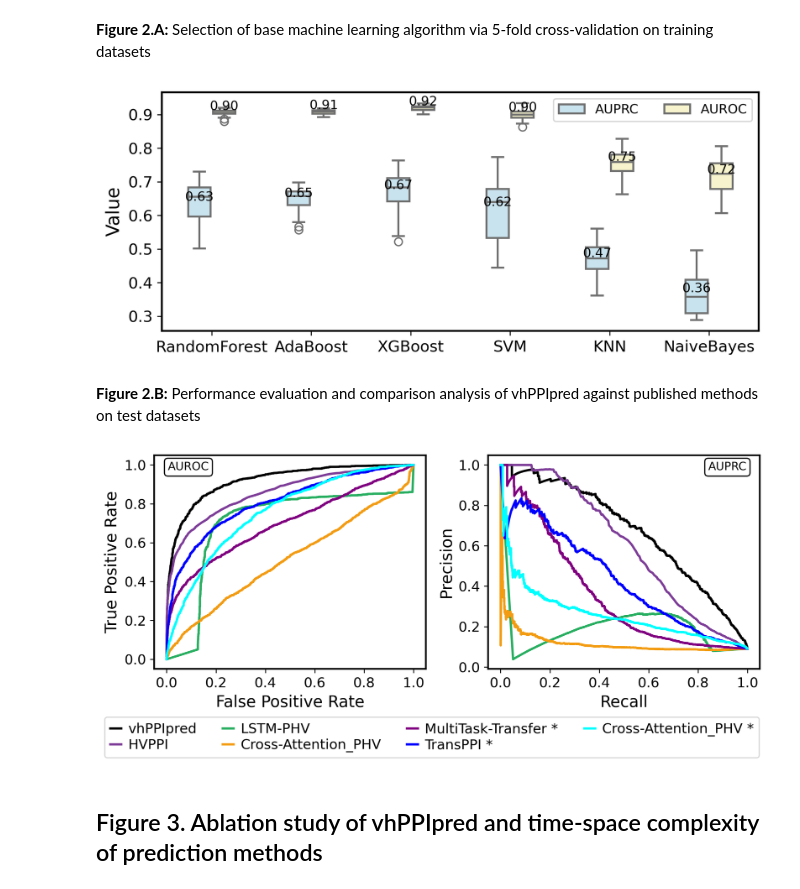
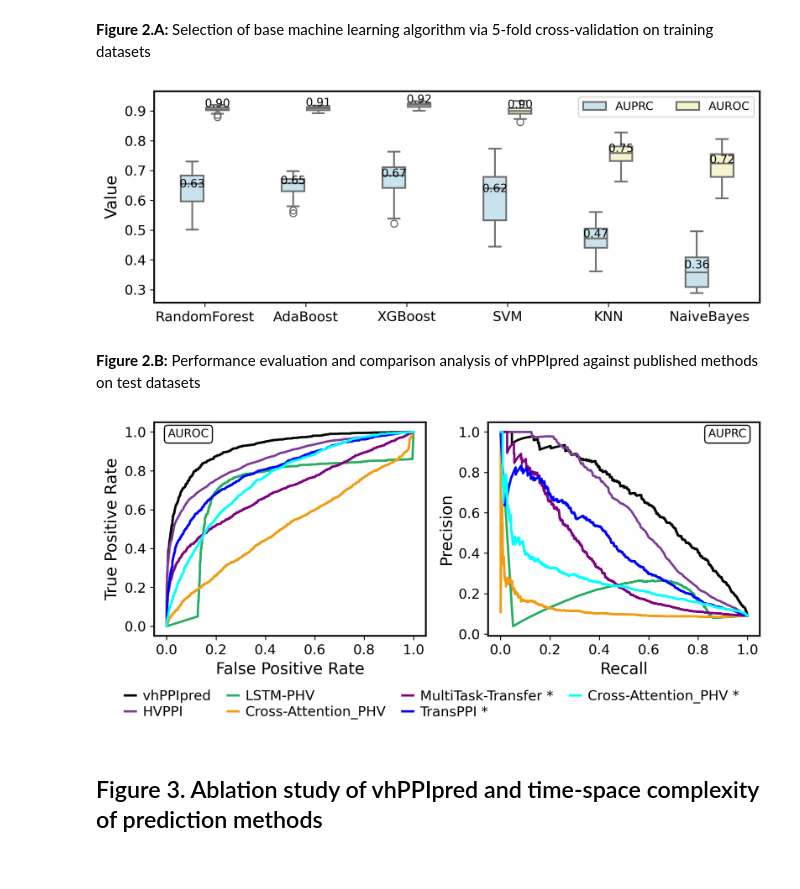
Before and after one commit to ZyuanZhang/vhPPIpred, a Jupyter notebook: FiguresForPaper.ipynb, the cells around one changed output. Cells and saved outputs as stored; diff of their text form; code cells hidden in the pictures.

```diff
--- a/FiguresForPaper.ipynb
+++ b/FiguresForPaper.ipynb
@@ -72,7 +72,7 @@ dt["Metric"] = dt["Metric"].astype(CategoricalDtype(categories=metric_order, ord
 custom_palette = {"AUPRC": "#87CEEB", "AUROC": "#FFF68F"}
 
 # figsize
-plt.figure(figsize=(8.27, 3.4), dpi=300)
+plt.figure(figsize=(9.5, 3.4), dpi=300)
 
 # boxplot, adjust width and dodge
 ax = sns.boxplot(
@@ -103,34 +103,34 @@ for i, method in enumerate(methods):
         mean_value = means[(means["Method"] == method) & (means["Metric"] == metric)]["Value"]
         if not mean_value.empty:
             mean_value = mean_value.values[0]
             x_pos = i - (width / 2) + (j + 0.5) * dodge_width
             plt.text(x_pos, mean_value, f"{mean_value:.2f}", ha='center', va='bottom', fontsize=10, color="black")
 
 # adjust coordinate axis and legend
 plt.xticks(fontsize=12)
 plt.yticks(fontsize=12)
 plt.xlabel("")
 plt.ylabel("Value", fontsize=14)
 
 ax.spines['top'].set_linewidth(1.5)
 ax.spines['right'].set_linewidth(1.5)
 ax.spines['bottom'].set_linewidth(1.5)
 ax.spines['left'].set_linewidth(1.5)
 
 handles, labels = ax.get_legend_handles_labels()
 
 plt.legend(handles, labels, title="", loc='upper right', bbox_to_anchor=(1, 1), ncol=2, fontsize=10)
 
 # 保存为高分辨率PDF
 plt.savefig("./FigForPaper/Fig2A.pdf",
             format="pdf",
             dpi=300,  # 高分辨率
             bbox_inches="tight", # 防止内容被裁剪
             pad_inches=0.1)  # 添加少许边距
 
 plt.show()
 # %% [output]
-[figure, old version]
+[figure, new version]
 # %% [markdown]
 **Figure 2.B:** Performance evaluation and comparison analysis of vhPPIpred against published methods on test datasets
 # %%
@@ -327,10 +327,11 @@ plt.gcf().legend(
     loc='lower center',
     bbox_to_anchor=(0.5, -0.15),  # x=0.5表示横向居中，y往下
     ncol=4,  # 可根据方法数量和图宽设置列数
-    frameon=True,
+    frameon=False,
     handlelength=0.8,
     labelspacing=0.2,
-    columnspacing=1.9,
+    #columnspacing=1.9,
+    columnspacing=1.2,
     handletextpad=0.5
 )
 
@@ -344,7 +345,7 @@ plt.savefig("./FigForPaper/Fig2B.pdf",
 
 plt.show()
 # %% [output]
-[figure, old version]
+[figure, new version]
 # %% [markdown]
 ## Figure 3. Ablation study of vhPPIpred and time-space complexity of prediction methods
 # %% [markdown]
```
Also changed, not shown: parts of 2 cells of this notebook, 5 other files.
